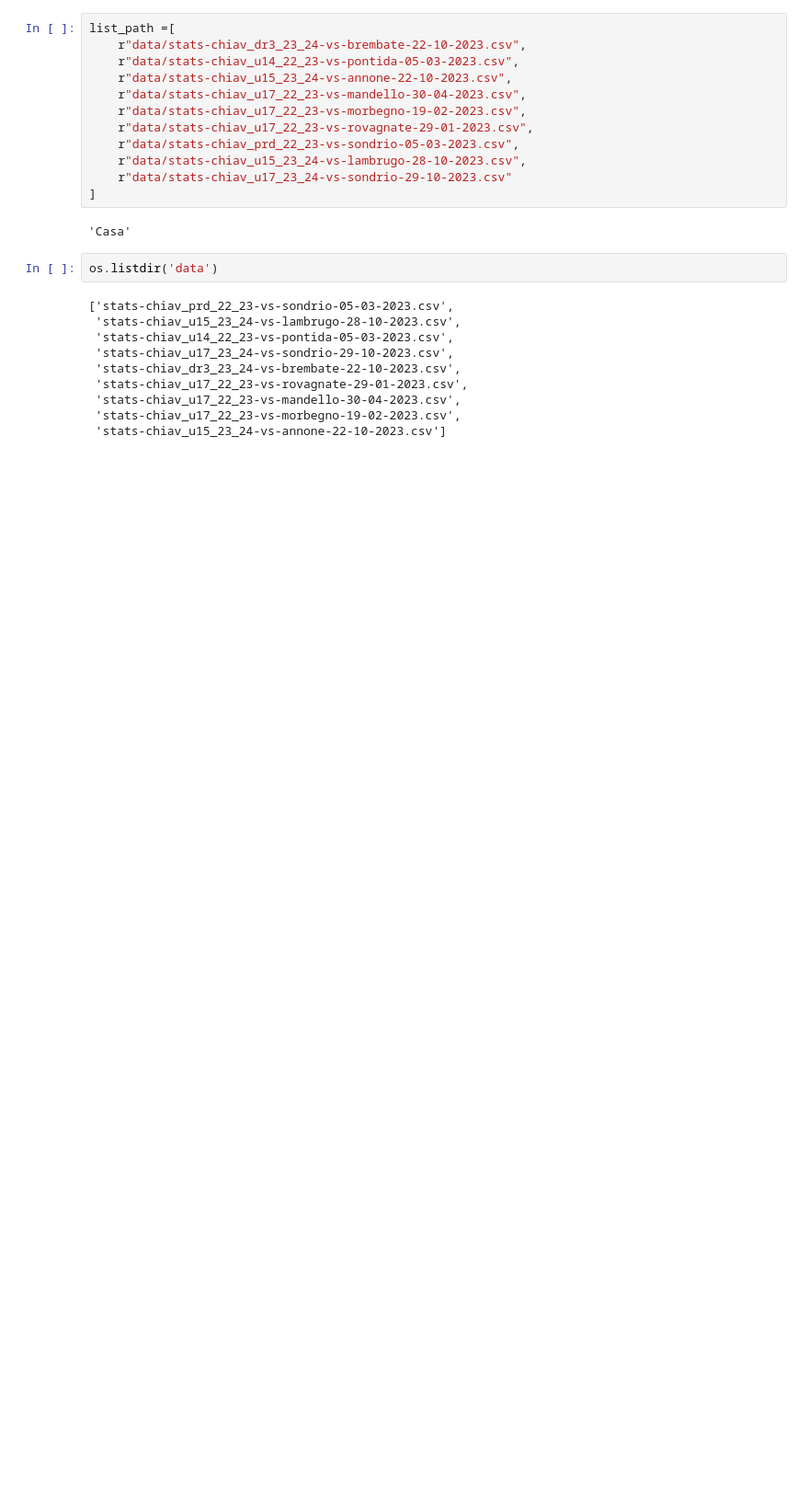
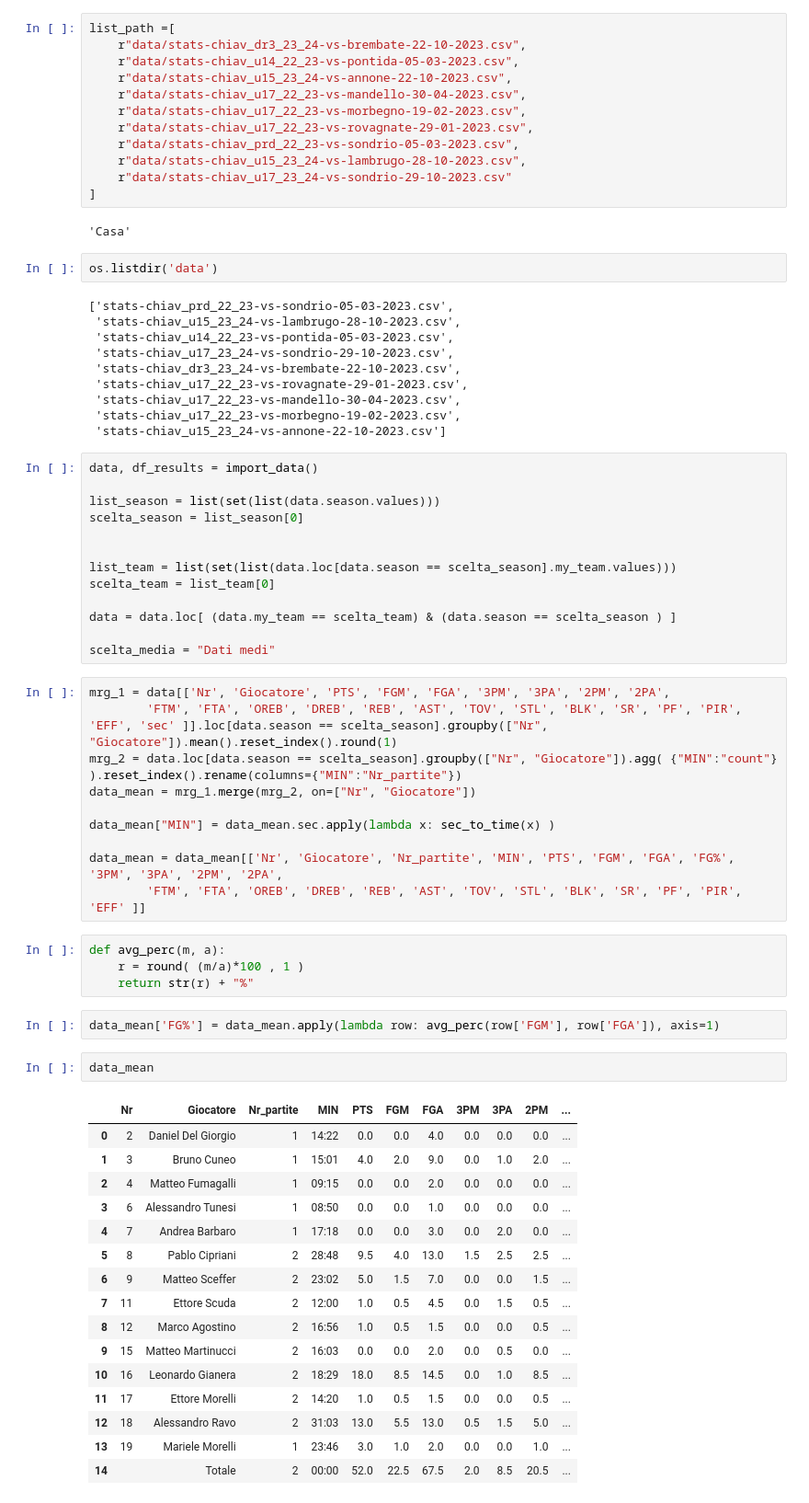
Before and after one commit to stefanobiavaschi/test_streamlit_2, a Jupyter notebook: notebook_test.ipynb, the cells around one changed output. Shown at 92% size. Drawn from its saved outputs; the diff is of its cells as text; blank space fills up the shorter version.

Commit message:
perc medie

```diff
--- a/notebook_test.ipynb
+++ b/notebook_test.ipynb
@@ -242,3 +139,51 @@ os.listdir('data')
  'stats-chiav_u17_22_23-vs-mandello-30-04-2023.csv',
  'stats-chiav_u17_22_23-vs-morbegno-19-02-2023.csv',
  'stats-chiav_u15_23_24-vs-annone-22-10-2023.csv']
+# %%
+data, df_results = import_data()
+
+list_season = list(set(list(data.season.values)))
+scelta_season = list_season[0]
+
+
+list_team = list(set(list(data.loc[data.season == scelta_season].my_team.values)))
+scelta_team = list_team[0]
+
+data = data.loc[ (data.my_team == scelta_team) & (data.season == scelta_season ) ]
+
+scelta_media = "Dati medi"
+# %%
+mrg_1 = data[['Nr', 'Giocatore', 'PTS', 'FGM', 'FGA', '3PM', '3PA', '2PM', '2PA',
+        'FTM', 'FTA', 'OREB', 'DREB', 'REB', 'AST', 'TOV', 'STL', 'BLK', 'SR', 'PF', 'PIR', 'EFF', 'sec' ]].loc[data.season == scelta_season].groupby(["Nr", "Giocatore"]).mean().reset_index().round(1)
+mrg_2 = data.loc[data.season == scelta_season].groupby(["Nr", "Giocatore"]).agg( {"MIN":"count"} ).reset_index().rename(columns={"MIN":"Nr_partite"})
+data_mean = mrg_1.merge(mrg_2, on=["Nr", "Giocatore"])
+
+data_mean["MIN"] = data_mean.sec.apply(lambda x: sec_to_time(x) )
+
+data_mean = data_mean[['Nr', 'Giocatore', 'Nr_partite', 'MIN', 'PTS', 'FGM', 'FGA', 'FG%', '3PM', '3PA', '2PM', '2PA',
+        'FTM', 'FTA', 'OREB', 'DREB', 'REB', 'AST', 'TOV', 'STL', 'BLK', 'SR', 'PF', 'PIR', 'EFF' ]]
+# %%
+def avg_perc(m, a):
+    r = round( (m/a)*100 , 1 )
+    return str(r) + "%"
+# %%
+data_mean['FG%'] = data_mean.apply(lambda row: avg_perc(row['FGM'], row['FGA']), axis=1)
+# %%
+data_mean
+# %% [output]
+|  | Nr | Giocatore | Nr_partite | MIN | PTS | FGM | FGA | 3PM | 3PA | 2PM | ... |
+| 0 | 2 | Daniel Del Giorgio | 1 | 14:22 | 0.0 | 0.0 | 4.0 | 0.0 | 0.0 | 0.0 | ... |
+| 1 | 3 | Bruno Cuneo | 1 | 15:01 | 4.0 | 2.0 | 9.0 | 0.0 | 1.0 | 2.0 | ... |
+| 2 | 4 | Matteo Fumagalli | 1 | 09:15 | 0.0 | 0.0 | 2.0 | 0.0 | 0.0 | 0.0 | ... |
+| 3 | 6 | Alessandro Tunesi | 1 | 08:50 | 0.0 | 0.0 | 1.0 | 0.0 | 0.0 | 0.0 | ... |
+| 4 | 7 | Andrea Barbaro | 1 | 17:18 | 0.0 | 0.0 | 3.0 | 0.0 | 2.0 | 0.0 | ... |
+| 5 | 8 | Pablo Cipriani | 2 | 28:48 | 9.5 | 4.0 | 13.0 | 1.5 | 2.5 | 2.5 | ... |
+| 6 | 9 | Matteo Sceffer | 2 | 23:02 | 5.0 | 1.5 | 7.0 | 0.0 | 0.0 | 1.5 | ... |
+| 7 | 11 | Ettore Scuda | 2 | 12:00 | 1.0 | 0.5 | 4.5 | 0.0 | 1.5 | 0.5 | ... |
+| 8 | 12 | Marco Agostino | 2 | 16:56 | 1.0 | 0.5 | 1.5 | 0.0 | 0.0 | 0.5 | ... |
+| 9 | 15 | Matteo Martinucci | 2 | 16:03 | 0.0 | 0.0 | 2.0 | 0.0 | 0.5 | 0.0 | ... |
+| 10 | 16 | Leonardo Gianera | 2 | 18:29 | 18.0 | 8.5 | 14.5 | 0.0 | 1.0 | 8.5 | ... |
+| 11 | 17 | Ettore Morelli | 2 | 14:20 | 1.0 | 0.5 | 1.5 | 0.0 | 0.0 | 0.5 | ... |
+| 12 | 18 | Alessandro Ravo | 2 | 31:03 | 13.0 | 5.5 | 13.0 | 0.5 | 1.5 | 5.0 | ... |
+| 13 | 19 | Mariele Morelli | 1 | 23:46 | 3.0 | 1.0 | 2.0 | 0.0 | 0.0 | 1.0 | ... |
+| 14 |  | Totale | 2 | 00:00 | 52.0 | 22.5 | 67.5 | 2.0 | 8.5 | 20.5 | ... |
```
Also changed, not shown: parts of 13 cells of this notebook, 2 other files.
